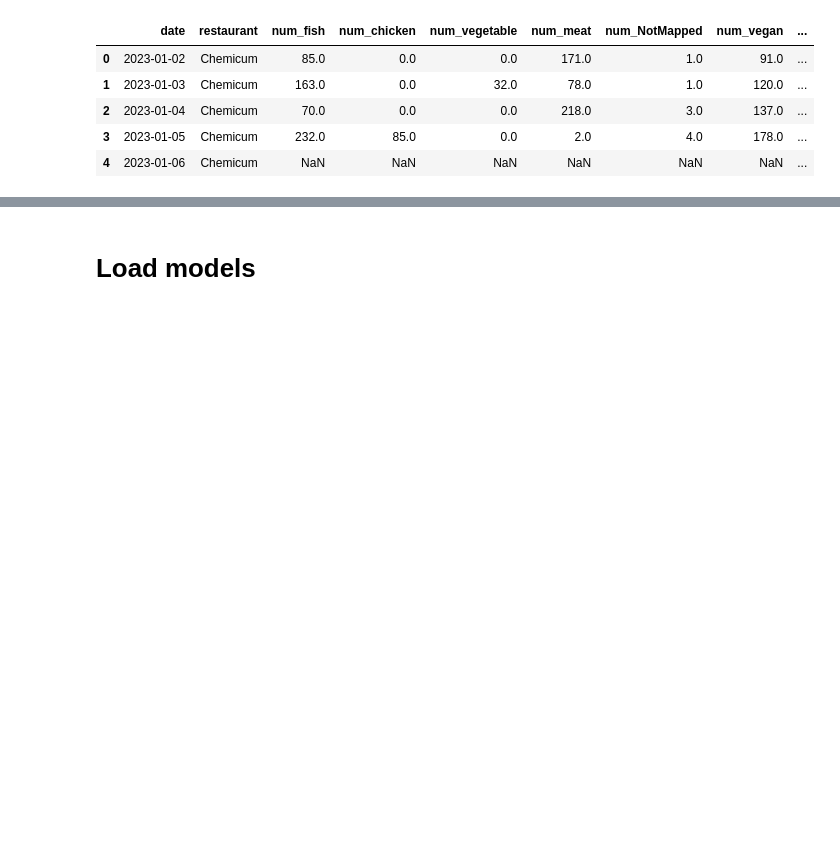
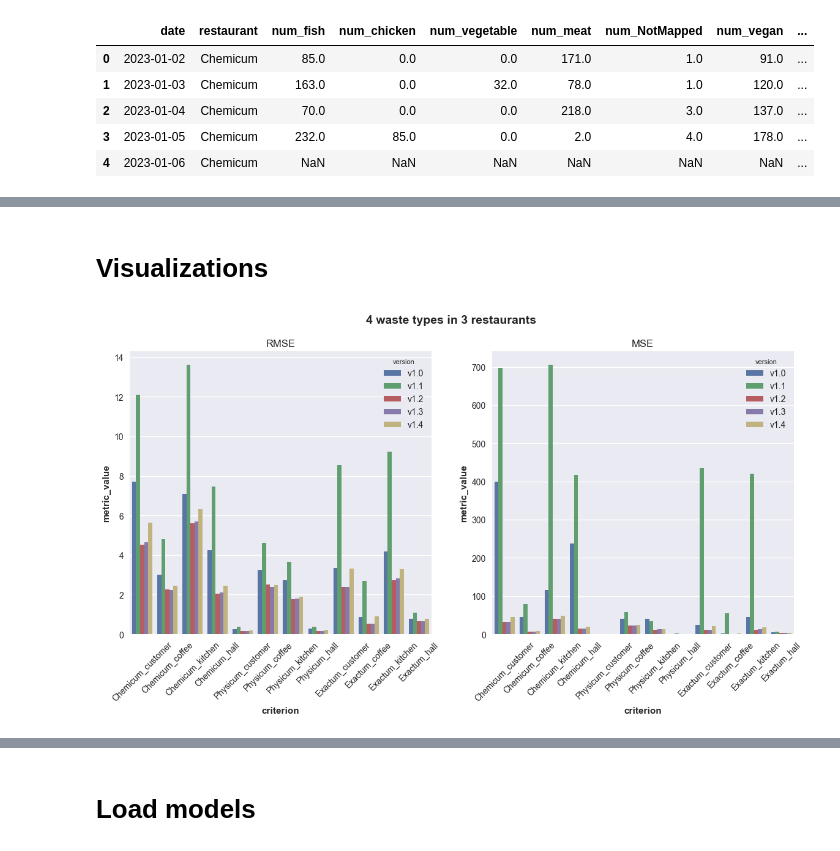
Before and after one commit to Food-Waste-Optimization/Food-Waste-Optimization, a Jupyter notebook: experiments_hoangle/forecast_biowaste.ipynb, the cells around one changed output, grey strips where cells are left out. Saved outputs shown, nothing was run; the diff lists cells and outputs as text; code cells hidden in the pictures; blank space fills up the shorter version.

```diff
--- a/experiments_hoangle/forecast_biowaste.ipynb
+++ b/experiments_hoangle/forecast_biowaste.ipynb
@@ -23,9 +24,9 @@ path_processed = Path("experiments_hoangle/processed/fact.csv")
 # %% [markdown]
 # Read dataset
 # %%
-df = pd.read_csv(path_processed, header=0, parse_dates=[0])
+raw = pd.read_csv(path_processed, header=0, parse_dates=[0])
 
-df.head(5)
+raw.head(5)
 # %% [output]
 |  | date | restaurant | num_fish | num_chicken | num_vegetable | num_meat | num_NotMapped | num_vegan | ... |
 | 0 | 2023-01-02 | Chemicum | 85.0 | 0.0 | 0.0 | 171.0 | 1.0 | 91.0 | ... |
@@ -92,0 +176,24 @@ for restaurant in RESTAURANTS:
+# %%
+cols = [
+    'Chemicum_customer',
+    'Chemicum_coffee',
+    'Chemicum_kitchen',
+    'Chemicum_hall',
+    'Physicum_customer',
+    'Physicum_coffee',
+    'Physicum_kitchen',
+    'Physicum_hall',
+    'Exactum_customer',
+    'Exactum_coffee',
+    'Exactum_kitchen',
+    'Exactum_hall'
+]
+
+series = TimeSeries.from_dataframe(
+    df=df,
+    time_col='date',
+    freq=freq,
+    fill_missing_dates=False,
+    value_cols=cols
+)
+series = series + EPS       # Avoid exactly 0 value
@@ -92,0 +275,2 @@ for restaurant in RESTAURANTS:
+# %%
+version = "v1.2"
@@ -92,0 +453,2 @@ for restaurant in RESTAURANTS:
+# %%
+version = "v1.4"
@@ -92,0 +642,15 @@ for restaurant in RESTAURANTS:
+# %% [markdown]
+# Visualizations
+# %%
+fig = plt.figure(figsize=(14, 6))
+fig.suptitle("4 waste types in 3 restaurants", fontweight='bold', fontsize=14)
+
+for i, metric in enumerate(df_metrics['metric'].unique()):
+    df_metric = df_metrics[df_metrics['metric'] == metric]
+
+    ax = fig.add_subplot(1, 2, i+1)
+    sns.barplot(df_metric, x='criterion', y='metric_value', hue='version', ax=ax)
+    ax.set_title(metric.upper())
+    ax.tick_params(axis='x', labelrotation = 45)
+# %% [output]
+[figure, added]
```
Also changed, not shown: parts of 36 cells of this notebook.
